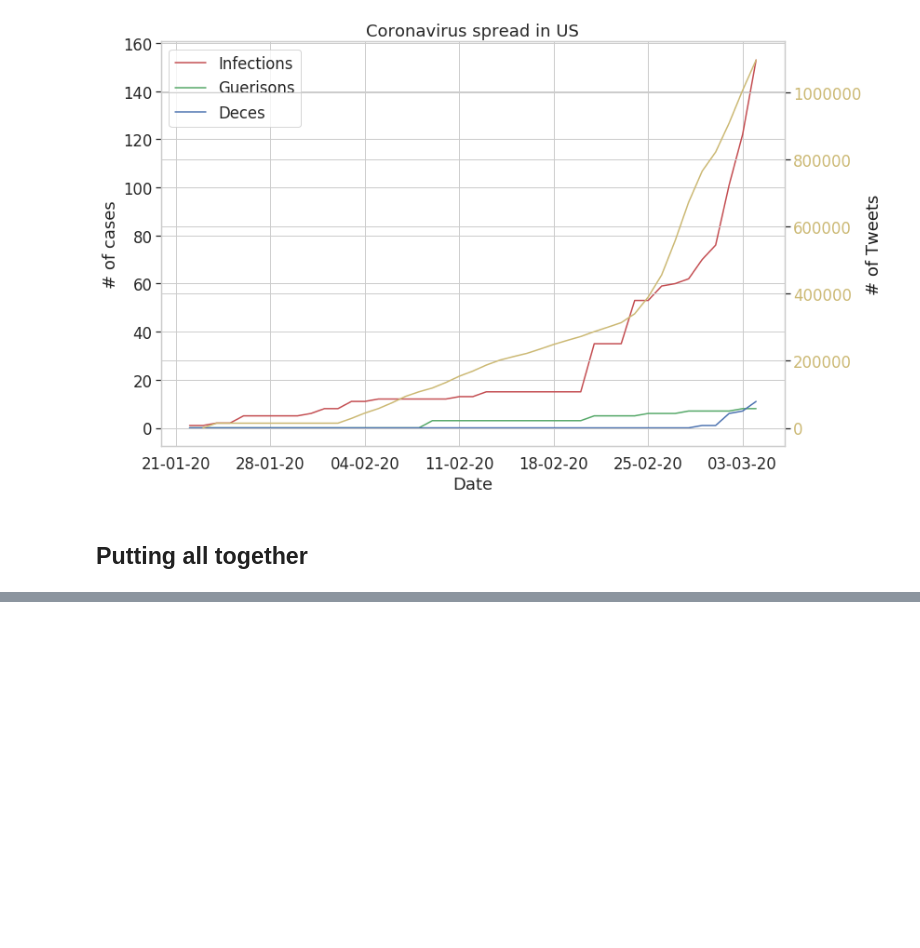
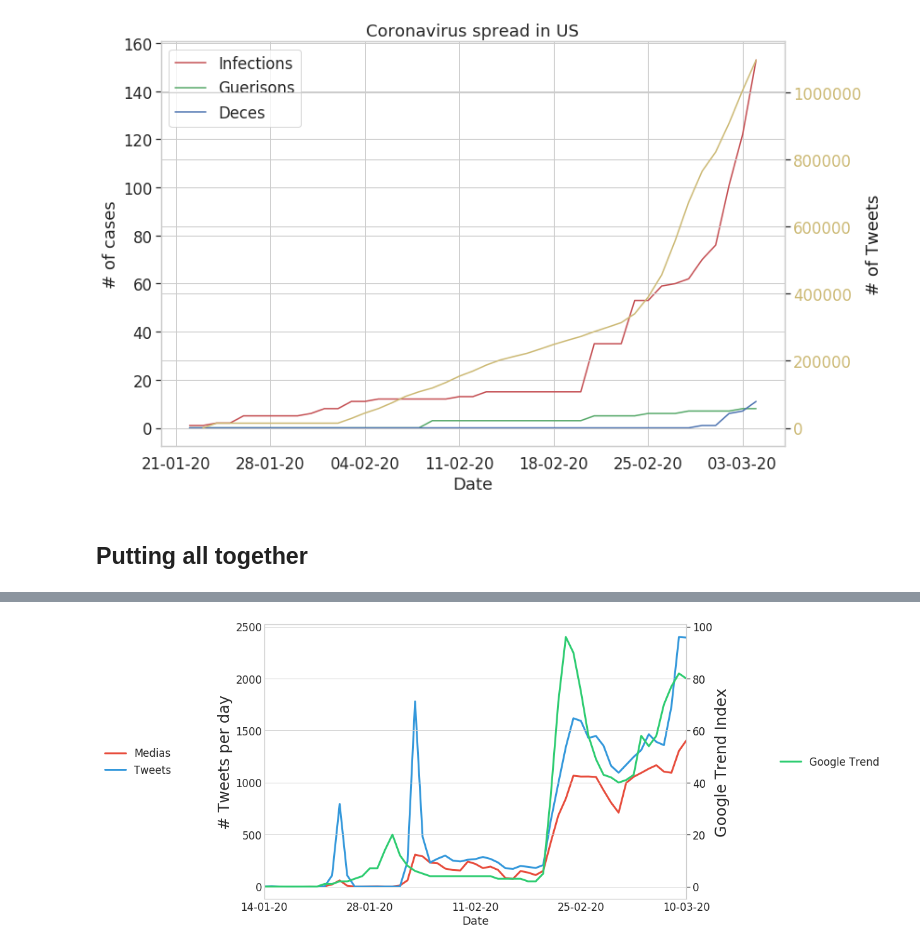
Before and after one commit to JRappaz/Panorama, a Jupyter notebook: notebooks/COVID-By-Country.ipynb, the cells around one changed output, grey strips where cells are left out. Drawn from its saved outputs; the diff is of its cells as text; code cells hidden in the pictures; blank space fills up the shorter version.

```diff
--- a/notebooks/COVID-By-Country.ipynb
+++ b/notebooks/COVID-By-Country.ipynb
@@ -471,0 +475,6 @@ plt.show()
+# %%
+interest = pd.read_csv('/mnt/datastore/data/gtrend_by_country.csv')
+interest_it = interest[interest['country'] == 'IT'][['date', 'Coronavirus']]
+interest_it = interest_it.rename(columns={"Coronavirus": "interest"})
+interest_it['date'] = pd.to_datetime(interest_it['date'])
+interest_it.head()
@@ -471,0 +488,6 @@ plt.show()
+# %%
+medias_it = pd.read_csv('/mnt/datastore/data/medias/media_italy.csv', header=None)
+medias_it = medias_it.rename(columns={0: "date", 1:'medias'})
+medias_it['date'] = pd.to_datetime(medias_it['date']).dt.strftime('%Y-%m-%d')
+medias_it['date'] = pd.to_datetime(medias_it['date'])
+medias_it.head()
@@ -471,0 +509,4 @@ plt.show()
+# %%
+count_IT = count_IT.rename(columns={'count': "tweets"})
+count_IT['date'] = pd.to_datetime(count_IT['date'])
+count_IT.head()
@@ -471,0 +520,3 @@ plt.show()
+# %%
+merge = interest_it.merge(medias_it, left_on='date', right_on='date', how='left').fillna(0)
+merge = merge.merge(count_IT, left_on='date', right_on='date', how='left').fillna(0)
@@ -471,0 +530,67 @@ plt.show()
+# %%
+from scipy.ndimage.filters import gaussian_filter1d
+# Prettier plotting with seaborn
+sns.set(font_scale=1.5, style="whitegrid")
+
+sns_cmap = sns.light_palette("Navy", as_cmap=True)
+
+fig, ax = plt.subplots(figsize=(12, 8))
+
+medias = gaussian_filter1d(merge['medias'], sigma=.5)
+ax.plot(merge['date'],
+        medias,
+        '-', linewidth=3,
+        color=red_col, label="Medias", marker='')
+
+#plt.fill_between(merge['date'], medias, facecolor=red_col, alpha=0.5)
+
+tweets = gaussian_filter1d(merge['tweets'], sigma=.5)
+ax.plot(merge['date'],
+        tweets,
+        '-', linewidth=3,
+        color=blue_col, label="Tweets", marker='')
+
+#plt.fill_between(merge['date'],tweets, facecolor=blue_col, alpha=0.5)
+
+ax.set_ylabel('# Tweets per day', fontsize=24)
+ax.set(xlabel="Date",title="")
+plt.legend()
+
+
+ax2 = ax.twinx()
+ax2.set_ylabel('Google Trend Index', fontsize=24)
+
+trends = gaussian_filter1d(merge['interest'], sigma=.5)
+ax2.plot(merge['date'],
+    trends,
+    '', linewidth=3,
+    color=green_col, label="Google Trend", marker='')
+#plt.fill_between(merge['date'], trends, facecolor=green_col, alpha=0.5)
+
+ax2.tick_params(axis='y', labelcolor='k')
+
+plt.xlim([datetime.date(2020, 1, 14), datetime.date(2020, 3, 10)])
+plt.legend()
+
+# Format the x axis
+ax.xaxis.set_major_locator(mdates.WeekdayLocator(interval=2))
+ax.xaxis.set_major_formatter(DateFormatter("%d-%m-%y"))
+
+# Ensure ticks fall once every other week (interval=2)
+#ax.xaxis.set_major_locator(mdates.WeekdayLocator(interval=1))
+ax2.legend(loc='center left', bbox_to_anchor=(1.2, 0.5), frameon=False)
+ax.legend(loc='center left', bbox_to_anchor=(-0.4, 0.5), frameon=False)
+
+ax.grid(False)
+ax.tick_params(axis=u'both', which=u'both',length=0)
+ax.spines['top'].set_visible(False);
+ax.spines['right'].set_visible(False);
+ax.spines['bottom'].set_visible(False);
+ax.spines['left'].set_visible(False);
+
+
+
+plt.show()
+plt.savefig("/home/fanfou/Panorama/figures/TrendVsMediasVsTweets.pdf", format="pdf")
+# %% [output]
+[figure, added]
```
Also changed, not shown: parts of 7 cells of this notebook, 8 other files.
